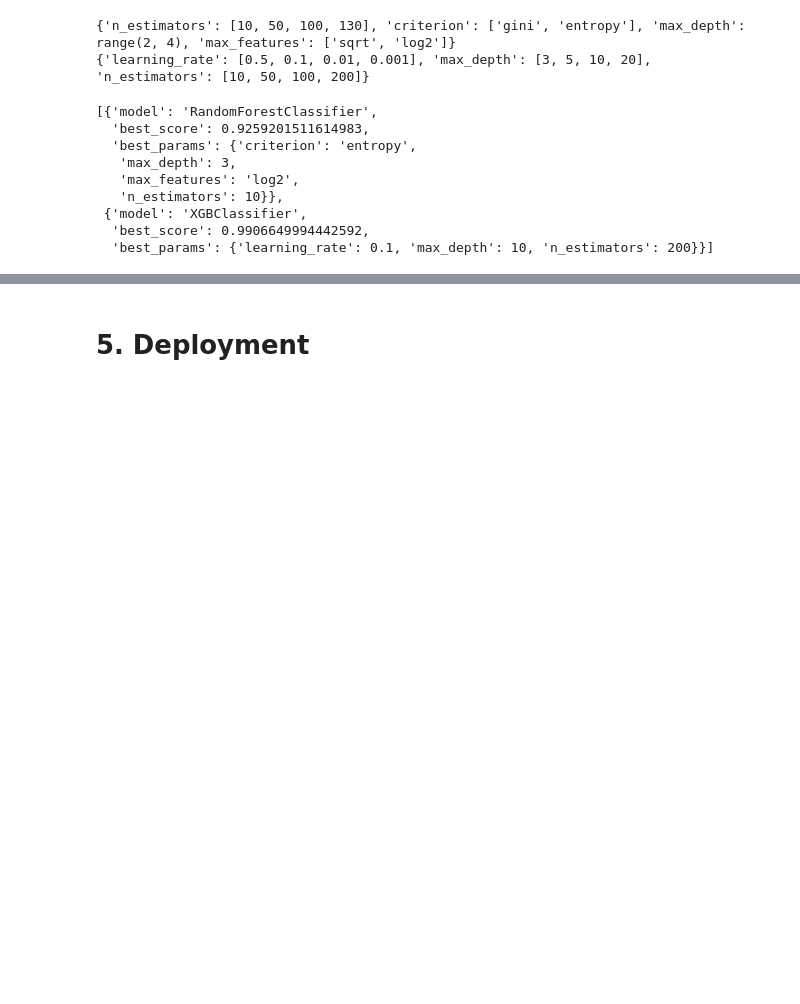
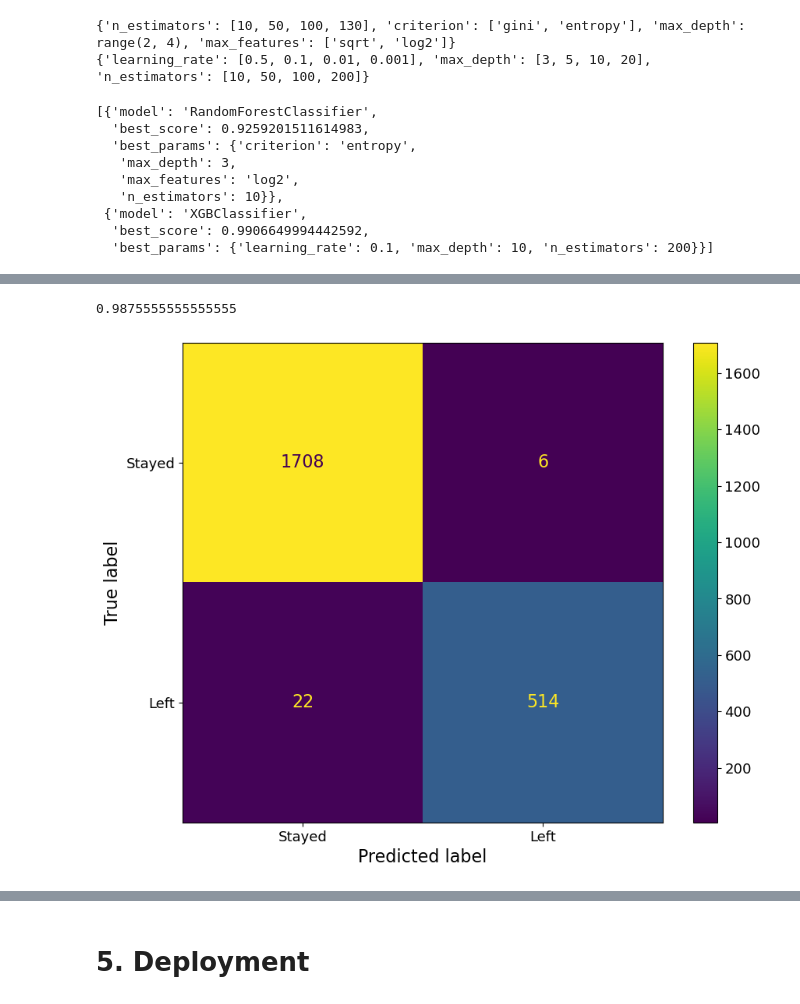
Before and after one commit to Mercy-Njambi/Employee-Churn, a Jupyter notebook: data/notebooks/analysis.ipynb, the cells around one changed output, grey strips where cells are left out. Saved outputs shown, nothing was run; the diff lists cells and outputs as text; code cells hidden in the pictures; blank space fills up the shorter version.

Commit message:
Model building completed

```diff
--- a/data/notebooks/analysis.ipynb
+++ b/data/notebooks/analysis.ipynb
@@ -790,0 +812,11 @@ scores
+# %%
+# insantiating the model
+
+model_xgb = XGBClassifier(objective='binary:logistic',
+                          learning_rate=0.1,
+                          max_depth=10,
+                          n_estimators=200)
+# %%
+# training model
+
+model_xgb.fit(X_train, y_train)
@@ -790,0 +835,12 @@ scores
+# %%
+# testing the model
+
+model_xgb.score(X_test, y_test)
+# %% [output]
+0.9875555555555555
+# %%
+# plotting confusion matrix of test set
+
+ConfusionMatrixDisplay.from_estimator(estimator=model_xgb, X=X_test, y=y_test, display_labels=['Stayed', 'Left']);
+# %% [output]
+[figure, added]
```
Also changed, not shown: parts of 7 cells of this notebook.
